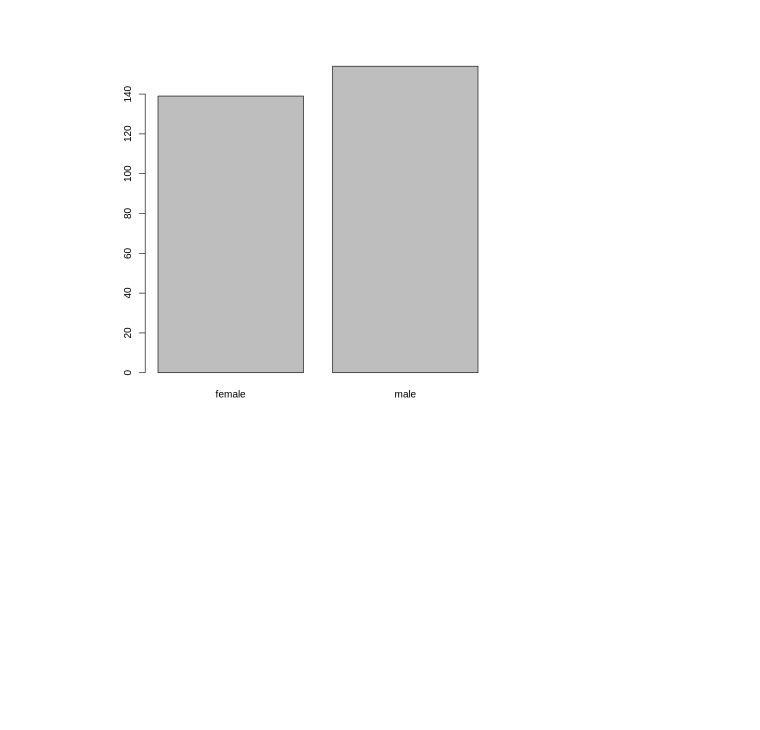
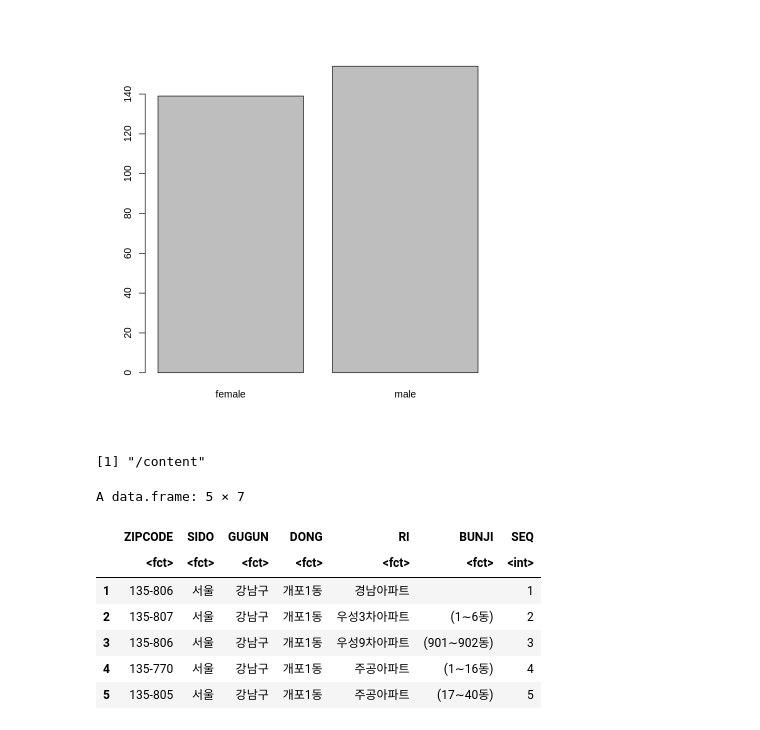
Before and after one commit to gyujin0450/Rstudy, a Jupyter notebook: R201_데이터전처리.ipynb, the cells around one changed output. Cells and saved outputs as stored; diff of their text form; code cells hidden in the pictures; blank space fills up the shorter version.

```diff
--- a/R201_데이터전처리.ipynb
+++ b/R201_데이터전처리.ipynb
@@ -199,3 +199,10 @@ frq_sex <- table(titanic_omit$sex)
 barplot(frq_sex)
 # %% [output]
 [figure]
+# %%
+# 작업한 내용을 파일에 저장하기
+# write.csv('저장경로', row.names=F) : csv 파일로 저장
+# save(객체, '저장경로') : R용 data 파일로 저장
+getwd()
+# %% [output]
+[1] "/content"
@@ -201,0 +215,21 @@ barplot(frq_sex)
+# %%
+# ANSI 우편번호 데이터 읽기
+
+# zipcode <- read.csv('https://raw.githubusercontent.com/gyujin0450/dataset/master/zipcode_2013.txt')
+# zipcode <- read.csv('https://raw.githubusercontent.com/gyujin0450/dataset/master/zipcode_2013.csv', encoding='euc-kr')
+# 한글이 제대로 출력되지 않음
+
+# 코랩틀 통해 데이터 파일을 읽어오는 경우
+# 파일의 인코딩은 반드시 반드시 UTF-8로 설정할 것~!!
+# 대욜량 파일의 경우, notepad-plus-plus.org 에서 note++ 설치
+zipcode <- read.csv('https://raw.githubusercontent.com/gyujin0450/dataset/master/zipcode_2013_utf8.csv', sep='\t')
+head(zipcode,5)
+# %% [output]
+A data.frame: 5 × 7
+|  | ZIPCODE | SIDO | GUGUN | DONG | RI | BUNJI | SEQ |
+|  | <fct> | <fct> | <fct> | <fct> | <fct> | <fct> | <int> |
+| 1 | 135-806 | 서울 | 강남구 | 개포1동 | 경남아파트 |  | 1 |
+| 2 | 135-807 | 서울 | 강남구 | 개포1동 | 우성3차아파트 | (1∼6동) | 2 |
+| 3 | 135-806 | 서울 | 강남구 | 개포1동 | 우성9차아파트 | (901∼902동) | 3 |
+| 4 | 135-770 | 서울 | 강남구 | 개포1동 | 주공아파트 | (1∼16동) | 4 |
+| 5 | 135-805 | 서울 | 강남구 | 개포1동 | 주공아파트 | (17∼40동) | 5 |
```
Also changed, not shown: parts of 16 cells of this notebook.
